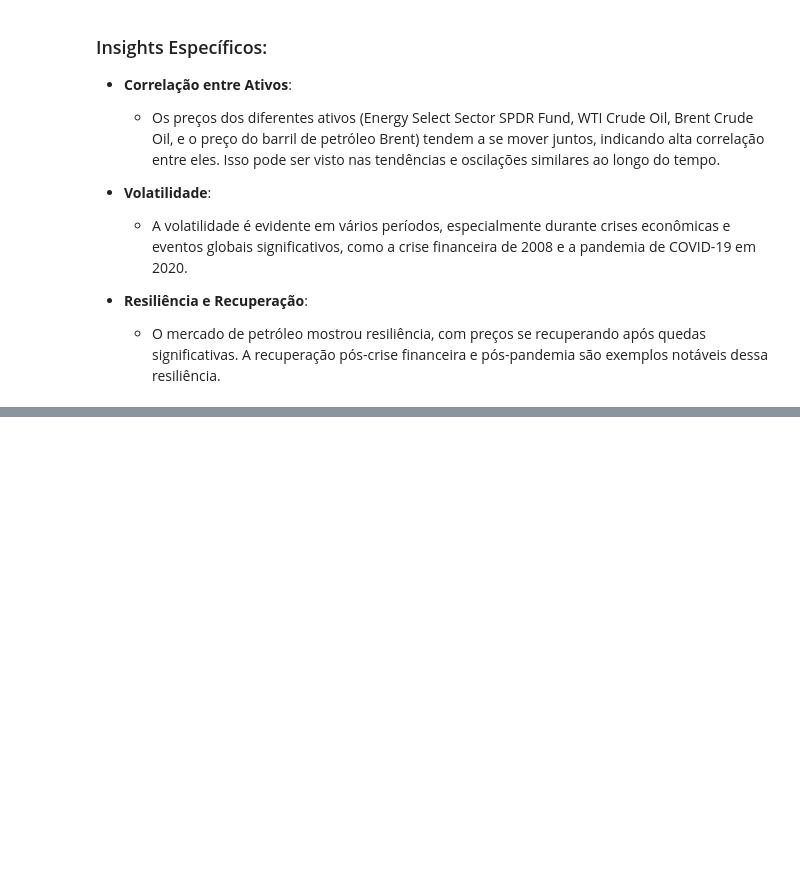
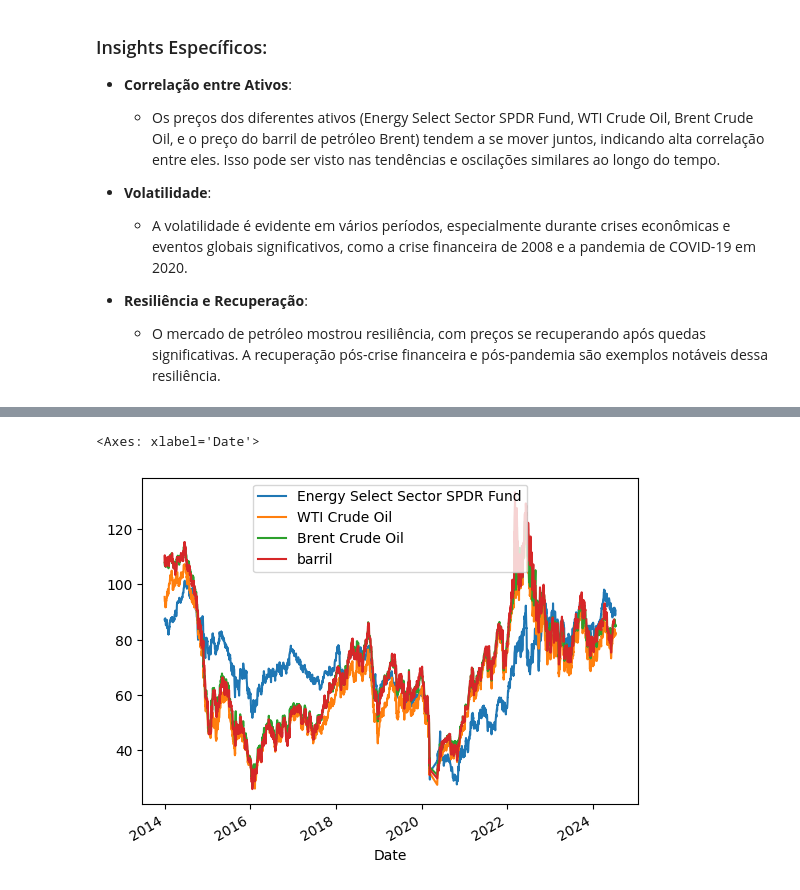
Before and after one commit to leandric/TECH_CHALLENGE_FASE_4, a Jupyter notebook: TECH_CHALLANGE.ipynb, the cells around one changed output, grey strips where cells are left out. Cells and saved outputs as stored; diff of their text form; code cells hidden in the pictures; blank space fills up the shorter version.

```diff
--- a/TECH_CHALLANGE.ipynb
+++ b/TECH_CHALLANGE.ipynb
@@ -206,0 +293,12 @@ plt.show()
+# %%
+# Definindo o intervalo de datas a ser deletado
+start_date = '2020-03-16'
+end_date = '2020-05-13'
+
+# Filtrando e deletando as datas dentro do intervalo
+df_filtered = df_filtered.drop(df_filtered.loc[start_date:end_date].index)
+# %%
+df_filtered.plot()
+# %% [output]
+<Axes: xlabel='Date'>
+[figure, added]
```
Also changed, not shown: parts of 22 cells of this notebook, 2 other files.
